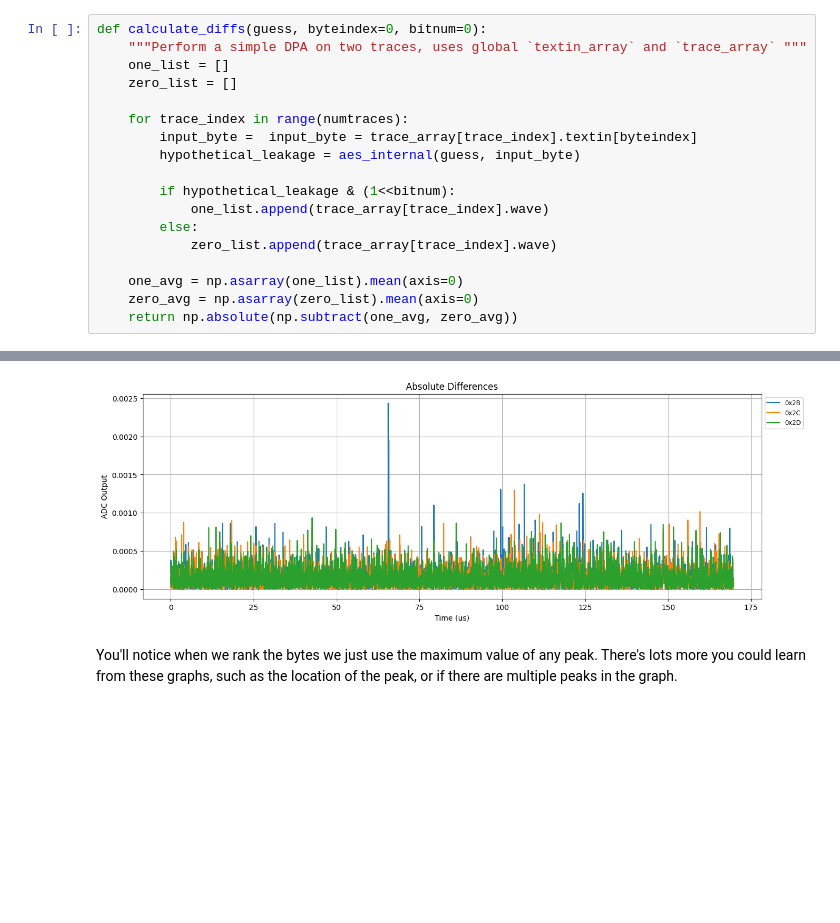
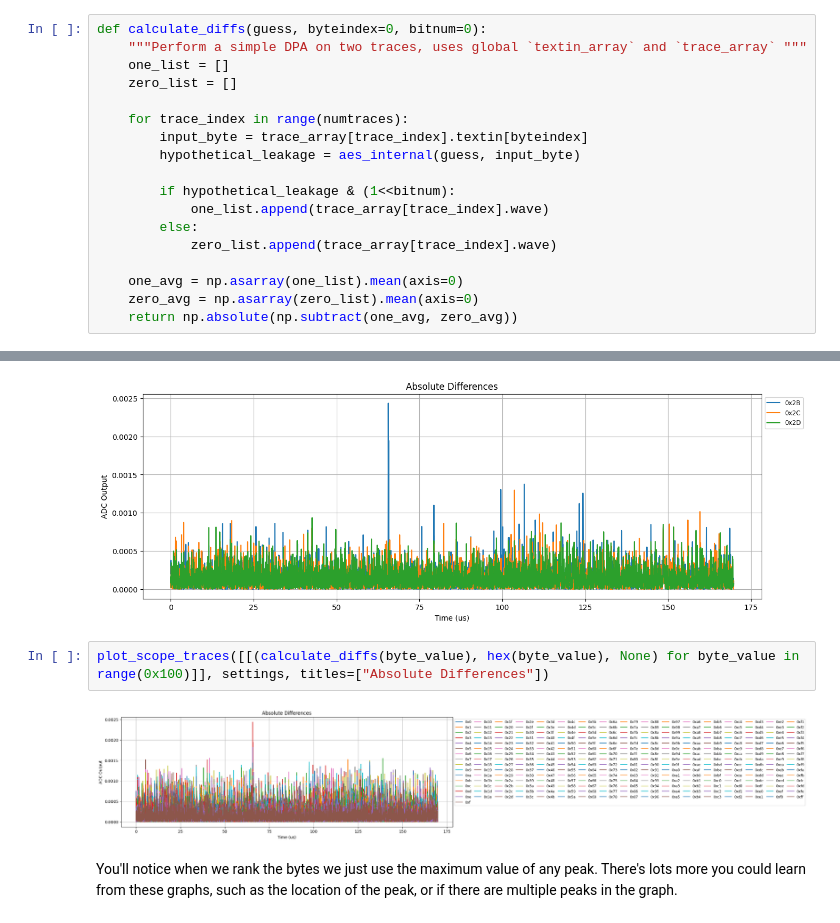
Before and after one commit to MXCR-cpu/chipwhisperer-jupyter-ectf, a Jupyter notebook: courses/sca101/Lab 3_3 - DPA on Firmware Implementation of AES (MAIN).ipynb, the cells around one changed output, grey strips where cells are left out. Drawn from its saved outputs; the diff is of its cells as text; blank space fills up the shorter version.

```diff
--- a/courses/sca101/Lab 3_3 - DPA on Firmware Implementation of AES (MAIN).ipynb
+++ b/courses/sca101/Lab 3_3 - DPA on Firmware Implementation of AES (MAIN).ipynb
@@ -434,7 +434,7 @@ def calculate_diffs(guess, byteindex=0, bitnum=0):
     zero_list = []
 
     for trace_index in range(numtraces):
-        input_byte =  input_byte = trace_array[trace_index].textin[byteindex]
+        input_byte = trace_array[trace_index].textin[byteindex]
         hypothetical_leakage = aes_internal(guess, input_byte)
 
         if hypothetical_leakage & (1<<bitnum):
@@ -453,6 +453,10 @@ Sometimes we get *ghost peaks* which are incorrect peaks. So far we're assuming
 plot_scope_traces([[(calculate_diffs(0x2B), "0x2B", None), (calculate_diffs(0x2C), "0x2C", None), (calculate_diffs(0x2D), "0x2D", None)]], settings, titles=["Absolute Differences"])
 # %% [output]
 [figure]
+# %%
+plot_scope_traces([[(calculate_diffs(byte_value), hex(byte_value), None) for byte_value in range(0x100)]], settings, titles=["Absolute Differences"])
+# %% [output]
+[figure, added]
 # %% [markdown]
 You'll notice when we rank the bytes we just use the maximum value of any peak. There's lots more you could learn from these graphs, such as the location of the peak, or if there are multiple peaks in the graph.
 # %% [markdown]
```
Also changed, not shown: 19 other files.
